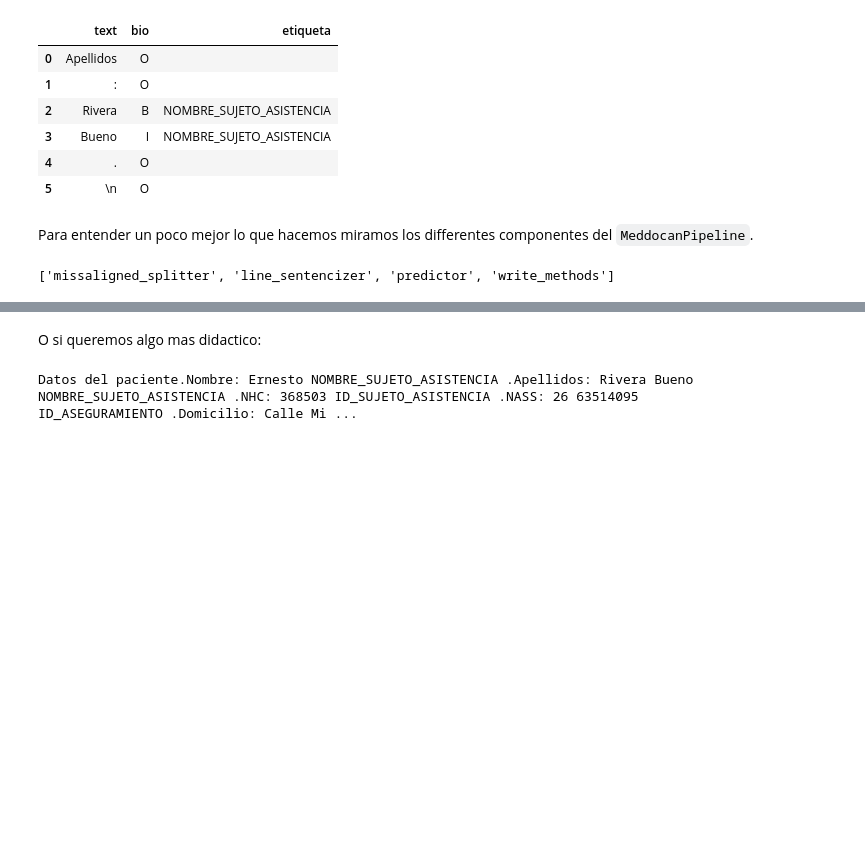
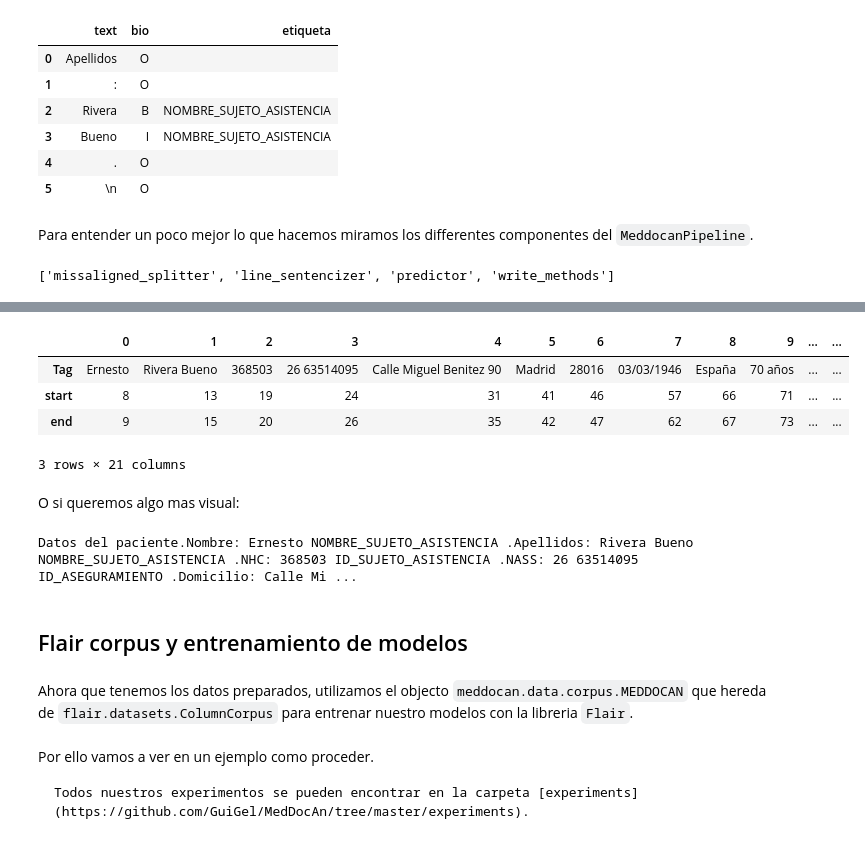
Before and after one commit to GuiGel/MedDocAn, a Jupyter notebook: cdti/meddocan/code.ipynb, the cells around one changed output, grey strips where cells are left out. Cells and saved outputs as stored; diff of their text form; code cells hidden in the pictures; blank space fills up the shorter version.

````diff
--- a/cdti/meddocan/code.ipynb
+++ b/cdti/meddocan/code.ipynb
@@ -203,3 +210,11 @@ pd.DataFrame([ent.text for ent in doc.ents], columns=["Entidad"]).T
+# %%
+pd.DataFrame(zip(*[(ent.text, ent.start, ent.end) for ent in gold.ents]), index=["Tag", "start", "end"])
+# %% [output]
+|  | 0 | 1 | 2 | 3 | 4 | 5 | 6 | 7 | 8 | 9 | ... | ... |
+| Tag | Ernesto | Rivera Bueno | 368503 | 26 63514095 | Calle Miguel Benitez 90 | Madrid | 28016 | 03/03/1946 | España | 70 años | ... | ... |
+| start | 8 | 13 | 19 | 24 | 31 | 41 | 46 | 57 | 66 | 71 | ... | ... |
+| end | 9 | 15 | 20 | 26 | 35 | 42 | 47 | 62 | 67 | 73 | ... | ... |
+3 rows × 21 columns
 # %% [markdown]
-O si queremos algo mas didactico:
+O si queremos algo mas visual:
 # %%
@@ -207,2 +222,12 @@ displacy.render(doc, style="ent")
 # %% [output]
 Datos del paciente.Nombre: Ernesto NOMBRE_SUJETO_ASISTENCIA .Apellidos: Rivera Bueno NOMBRE_SUJETO_ASISTENCIA .NHC: 368503 ID_SUJETO_ASISTENCIA .NASS: 26 63514095 ID_ASEGURAMIENTO .Domicilio: Calle Mi ...
+# %% [markdown]
+## Flair corpus y entrenamiento de modelos
+# %% [markdown]
+Ahora que tenemos los datos preparados, utilizamos el objecto ``meddocan.data.corpus.MEDDOCAN`` que hereda de ``flair.datasets.ColumnCorpus`` para entrenar nuestro modelos con la libreria ``Flair``.
+# %% [markdown]
+Por ello vamos a ver en un ejemplo como proceder.
+
+```{note}
+Todos nuestros experimentos se pueden encontrar en la carpeta [experiments](https://github.com/GuiGel/MedDocAn/tree/master/experiments).
+```
````
Also changed, not shown: parts of 31 cells of this notebook, 1 other file.
